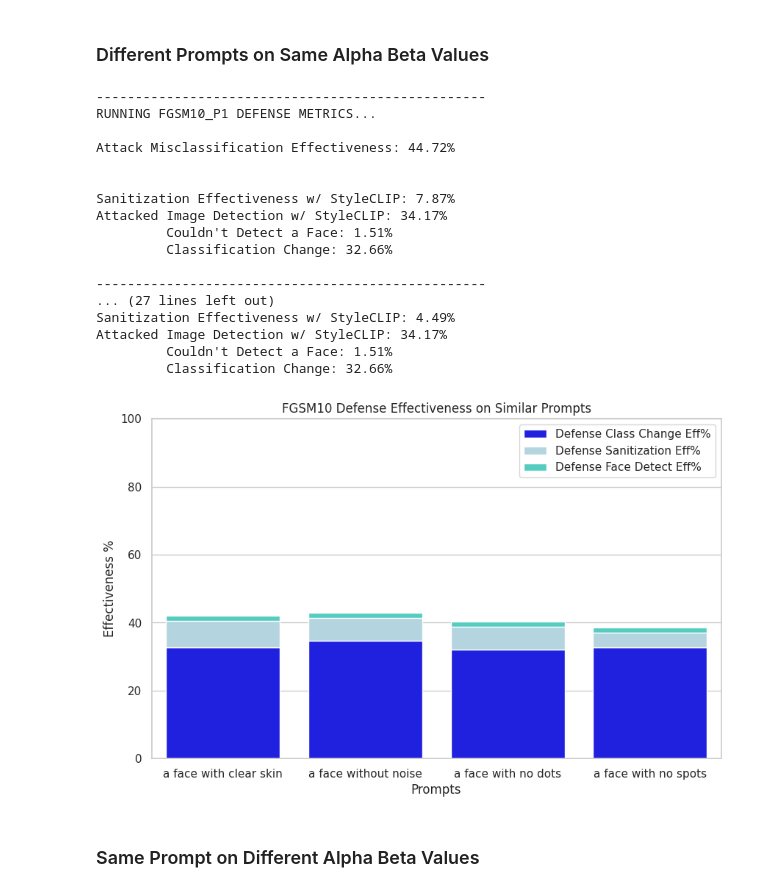
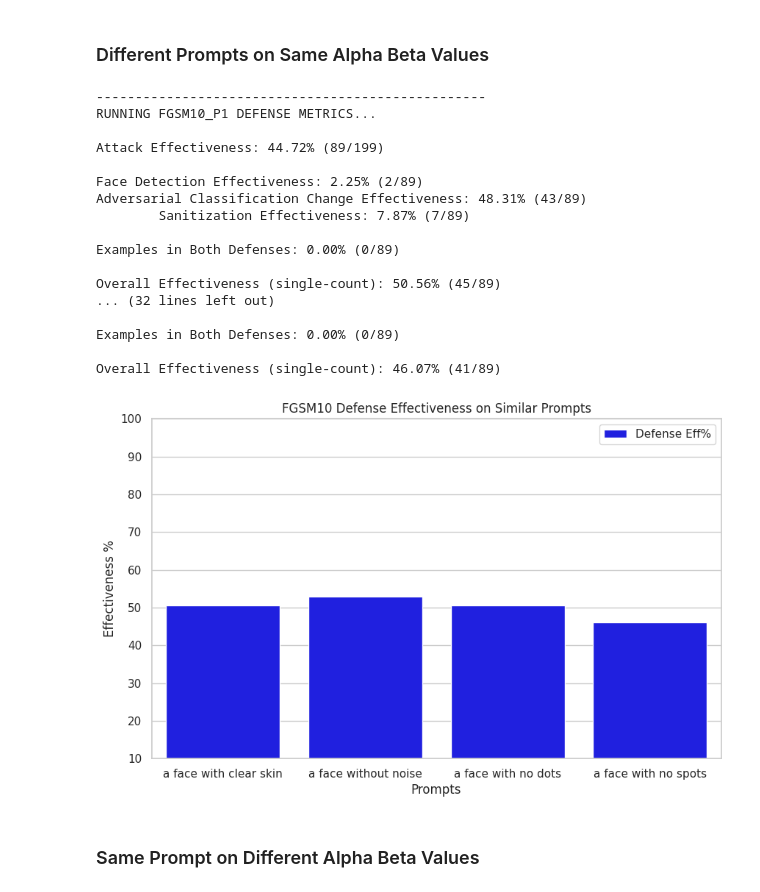
Before and after one commit to hassledw/StyleCLIP_Defense, a Jupyter notebook: celeb_metrics.ipynb, the cells around one changed output. Cells and saved outputs as stored; diff of their text form; code cells hidden in the pictures.

```diff
--- a/celeb_metrics.ipynb
+++ b/celeb_metrics.ipynb
@@ -239,57 +249,54 @@ fgsm10_defend_df_p2 = pd.read_csv("/home/grads/hassledw/StyleCLIP_Defense/CelebA
 fgsm10_defend_df_p3 = pd.read_csv("/home/grads/hassledw/StyleCLIP_Defense/CelebA_HQ-Labeled/StyleCLIP-FGSM10-p3.csv")
 fgsm10_defend_df_p4 = pd.read_csv("/home/grads/hassledw/StyleCLIP_Defense/CelebA_HQ-Labeled/StyleCLIP-FGSM10-p4.csv")
 
-_, _, p1 = print_defense_metrics("FGSM10_P1", fgsm10_attack_df, fgsm10_defend_df_p1, fgsm10_detected_df)
-_, _, p2 = print_defense_metrics("FGSM10_P2", fgsm10_attack_df, fgsm10_defend_df_p2, fgsm10_detected_df)
-_, _, p3 = print_defense_metrics("FGSM10_P3", fgsm10_attack_df, fgsm10_defend_df_p3, fgsm10_detected_df)
-_, _, p4 = print_defense_metrics("FGSM10_P4", fgsm10_attack_df, fgsm10_defend_df_p4, fgsm10_detected_df)
+p1_def, p1_att, _ = print_defense_metrics("FGSM10_P1", fgsm10_attack_df, fgsm10_defend_df_p1, fgsm10_detected_df)
+p2_def, p2_att, _ = print_defense_metrics("FGSM10_P2", fgsm10_attack_df, fgsm10_defend_df_p2, fgsm10_detected_df)
+p3_def, p3_att, _ = print_defense_metrics("FGSM10_P3", fgsm10_attack_df, fgsm10_defend_df_p3, fgsm10_detected_df)
+p4_def, p4_att, _ = print_defense_metrics("FGSM10_P4", fgsm10_attack_df, fgsm10_defend_df_p4, fgsm10_detected_df)
 
 data = {
     'Category': ['a face with clear skin', 'a face without noise', 'a face with no dots', 'a face with no spots'],
-    'Defense Class Change Eff%': [p1["class_change"], p2["class_change"], p3["class_change"], p4["class_change"]],
-    'Defense Sanitization Eff%': [p1["sanitization"], p2["sanitization"], p3["sanitization"], p4["sanitization"]],
-    'Defense Face Detect Eff%': [p1["face_det"], p2["face_det"], p3["face_det"], p4["face_det"]],
+    'Defense Eff%': [p1_def, p2_def, p3_def, p4_def],
 }
 
 df = pd.DataFrame(data)
 
 # Set the seaborn style
 sns.set(style="whitegrid")
 
 # Create a bar plot using Seaborn
 plt.figure(figsize=(10, 6))
-sns.barplot(x='Category', y='Defense Class Change Eff%', data=df, color='blue', label='Defense Class Change Eff%')
-sns.barplot(x='Category', y='Defense Sanitization Eff%', data=df, color='lightblue', label='Defense Sanitization Eff%', bottom=df['Defense Class Change Eff%'])
-sns.barplot(x='Category', y='Defense Face Detect Eff%', data=df, color='turquoise', label='Defense Face Detect Eff%', bottom=df['Defense Class Change Eff%'] + df['Defense Sanitization Eff%'])
+sns.barplot(x='Category', y='Defense Eff%', data=df, color='blue', label='Defense Eff%')
 plt.legend()
 plt.ylim(0, 100)
 
 # Set plot labels and title
 plt.xlabel('Prompts')
 plt.ylabel('Effectiveness %')
+plt.ylim(10, 100)
 plt.title('FGSM10 Defense Effectiveness on Similar Prompts')
 
 # Show the plot
 plt.show()
 # %% [output]
 --------------------------------------------------
 RUNNING FGSM10_P1 DEFENSE METRICS...
 
-Attack Misclassification Effectiveness: 44.72%
+Attack Effectiveness: 44.72% (89/199)
 
+Face Detection Effectiveness: 2.25% (2/89)
+Adversarial Classification Change Effectiveness: 48.31% (43/89)
+        Sanitization Effectiveness: 7.87% (7/89)
 
-Sanitization Effectiveness w/ StyleCLIP: 7.87%
-Attacked Image Detection w/ StyleCLIP: 34.17%
-         Couldn't Detect a Face: 1.51%
-         Classification Change: 32.66%
+Examples in Both Defenses: 0.00% (0/89)
 
---------------------------------------------------
-... (27 lines left out)
-Sanitization Effectiveness w/ StyleCLIP: 4.49%
-Attacked Image Detection w/ StyleCLIP: 34.17%
-         Couldn't Detect a Face: 1.51%
-         Classification Change: 32.66%
+Overall Effectiveness (single-count): 50.56% (45/89)
+... (32 lines left out)
+
+Examples in Both Defenses: 0.00% (0/89)
+
+Overall Effectiveness (single-count): 46.07% (41/89)
-[figure, old version]
+[figure, new version]
 # %% [markdown]
 ### Same Prompt on Different Alpha Beta Values
 # %%
```
Also changed, not shown: parts of 9 cells of this notebook, 25 other files.
